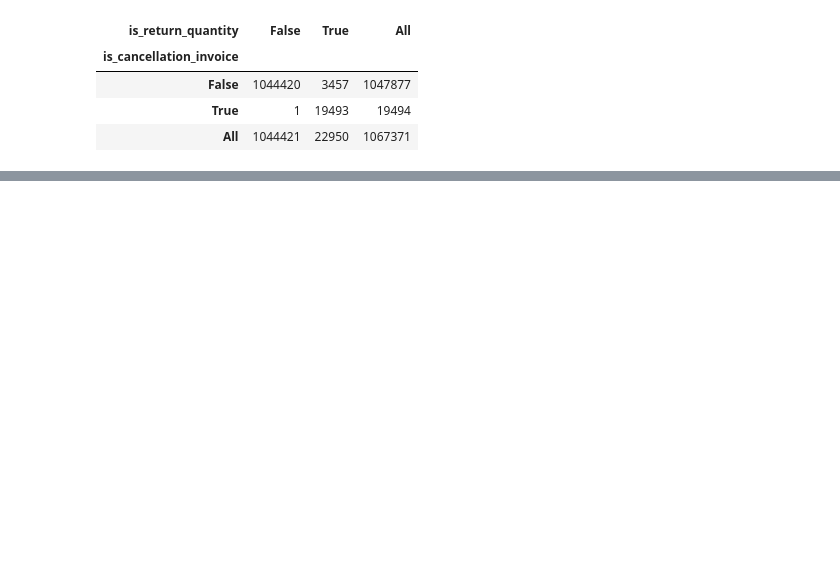
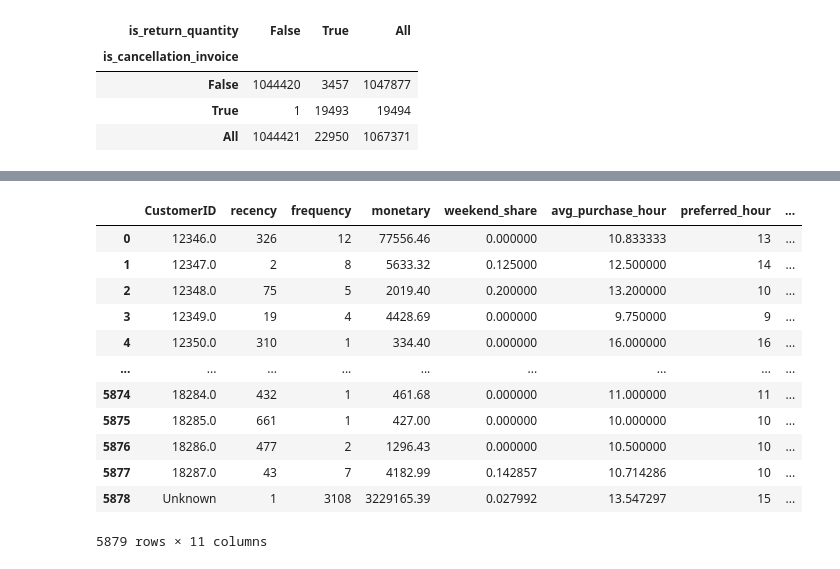
Before and after one commit to Thoericht/customer-segmentation-rfm-nlp, a Jupyter notebook: 02_notebooks/02_data_preparation.ipynb, the cells around one changed output, grey strips where cells are left out. Saved outputs shown, nothing was run; the diff lists cells and outputs as text; code cells hidden in the pictures; blank space fills up the shorter version.

```diff
--- a/02_notebooks/02_data_preparation.ipynb
+++ b/02_notebooks/02_data_preparation.ipynb
@@ -320,0 +449,14 @@ df.to_csv("../01_data/02_processed_data/customer_processed.csv", index=False)
+# %%
+rfm_customer = (
+    rfm_customer
+    .set_index("CustomerID")
+    .loc[customer_ids_text]
+    .reset_index()
+)
+
+assert (
+    rfm_customer["CustomerID"].to_numpy() == customer_ids_text
+).all()
+
+print(rfm_customer.shape)
+print(X_text_customer.shape)
@@ -320,0 +555,22 @@ df.to_csv("../01_data/02_processed_data/customer_processed.csv", index=False)
+# %%
+def average_days_between_orders(dates):
+    ordered_dates = pd.Series(dates).sort_values().drop_duplicates()
+
+    if len(ordered_dates) < 2:
+        return np.nan
+
+    return ordered_dates.diff().dropna().dt.total_seconds().div(
+        86_400
+    ).mean()
+
+purchase_rhythm = (
+    invoice_timing
+    .groupby('CustomerID')['invoice_datetime']
+    .agg(
+        avg_days_between_orders=average_days_between_orders,
+        order_date_count="nunique"
+    )
+    .reset_index()
+)
+
+purchase_rhythm.head()
@@ -320,0 +584,23 @@ df.to_csv("../01_data/02_processed_data/customer_processed.csv", index=False)
+# %%
+customer_profile = (
+    rfm_customer
+    .merge(customer_time_profile, on='CustomerID', how='left')
+    .merge(purchase_rhythm, on="CustomerID", how='left')
+    .merge(customer_text, on='CustomerID', how='left'
+))
+
+customer_profile
+# %% [output]
+|  | CustomerID | recency | frequency | monetary | weekend_share | avg_purchase_hour | preferred_hour | ... |
+| 0 | 12346.0 | 326 | 12 | 77556.46 | 0.000000 | 10.833333 | 13 | ... |
+| 1 | 12347.0 | 2 | 8 | 5633.32 | 0.125000 | 12.500000 | 14 | ... |
+| 2 | 12348.0 | 75 | 5 | 2019.40 | 0.200000 | 13.200000 | 10 | ... |
+| 3 | 12349.0 | 19 | 4 | 4428.69 | 0.000000 | 9.750000 | 9 | ... |
+| 4 | 12350.0 | 310 | 1 | 334.40 | 0.000000 | 16.000000 | 16 | ... |
+| ... | ... | ... | ... | ... | ... | ... | ... | ... |
+| 5874 | 18284.0 | 432 | 1 | 461.68 | 0.000000 | 11.000000 | 11 | ... |
+| 5875 | 18285.0 | 661 | 1 | 427.00 | 0.000000 | 10.000000 | 10 | ... |
+| 5876 | 18286.0 | 477 | 2 | 1296.43 | 0.000000 | 10.500000 | 10 | ... |
+| 5877 | 18287.0 | 43 | 7 | 4182.99 | 0.142857 | 10.714286 | 10 | ... |
+| 5878 | Unknown | 1 | 3108 | 3229165.39 | 0.027992 | 13.547297 | 15 | ... |
+5879 rows × 11 columns
```
Also changed, not shown: parts of 28 cells of this notebook, 5 other files.
